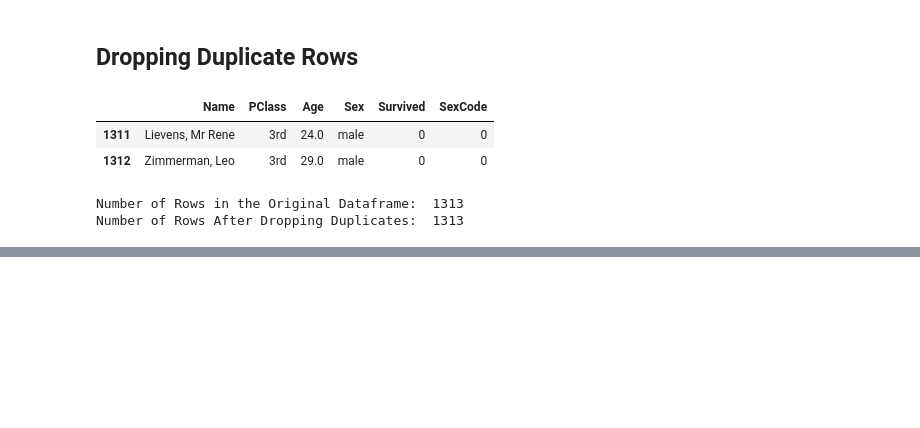
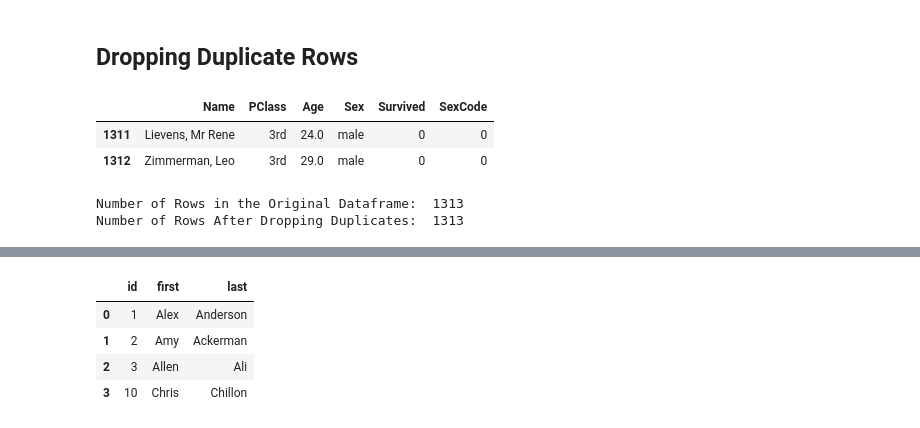
Before and after one commit to silentstar29/my_notes_machine_learning_with_python_cookbook, a Jupyter notebook: chapter-3_Data_wrangling.ipynb, the cells around one changed output, grey strips where cells are left out. Saved outputs shown, nothing was run; the diff lists cells and outputs as text; code cells hidden in the pictures; blank space fills up the shorter version.

```diff
--- a/chapter-3_Data_wrangling.ipynb
+++ b/chapter-3_Data_wrangling.ipynb
@@ -438,0 +586,6 @@ Number of Rows After Dropping Duplicates:  1313
+# %%
+#Create DataFrame
+data_a={'id':['1','2','3'],
+       'first': ['Alex','Amy', 'Allen'],
+       'last': ['Anderson', 'Ackerman','Ali']}
+dataframe_a=pd.DataFrame(data_a, columns= ['id','first','last'])
@@ -438,0 +606,12 @@ Number of Rows After Dropping Duplicates:  1313
+# %%
+#Create Row
+row=pd.Series([10,'Chris','Chillon'], index=['id','first', 'last'])
+# %%
+#Append Row
+dataframe_a.append(row,ignore_index=True)
+# %% [output]
+|  | id | first | last |
+| 0 | 1 | Alex | Anderson |
+| 1 | 2 | Amy | Ackerman |
+| 2 | 3 | Allen | Ali |
+| 3 | 10 | Chris | Chillon |
```
Also changed, not shown: parts of 38 cells of this notebook.
